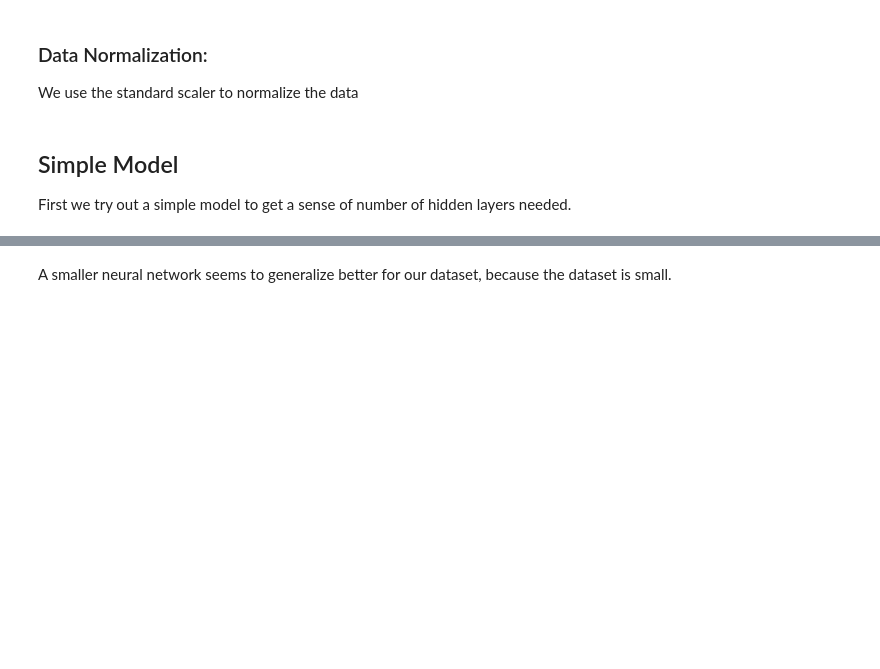
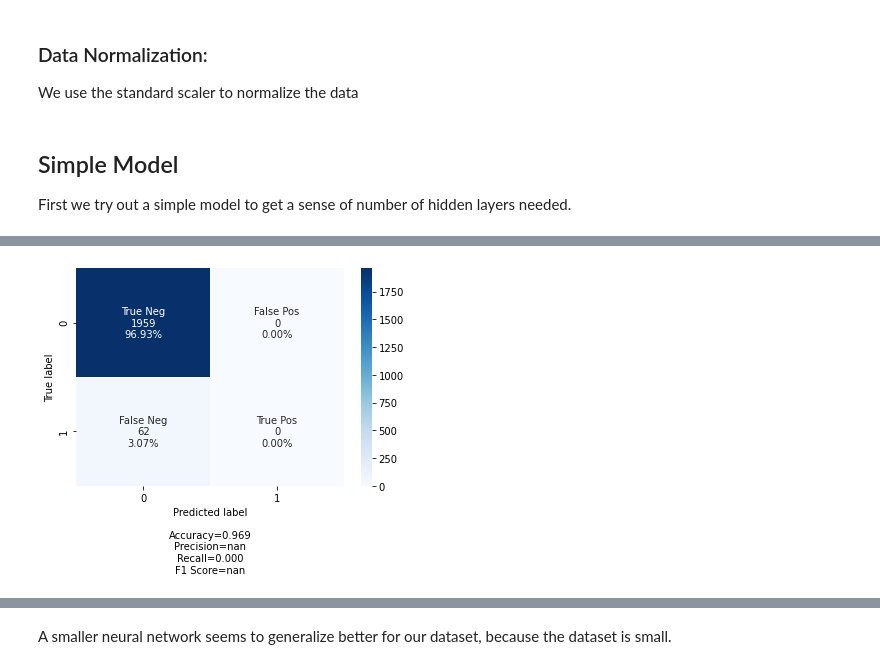
Before and after one commit to chungthuang/DeepLearning, a Jupyter notebook: Tuning.ipynb, the cells around one changed output, grey strips where cells are left out. Cells and saved outputs as stored; diff of their text form; code cells hidden in the pictures; blank space fills up the shorter version.

```diff
--- a/Tuning.ipynb
+++ b/Tuning.ipynb
@@ -602,0 +628,3 @@ Epoch 9/50
+# %%
+simple_model([48, 16], tf.keras.losses.BinaryCrossentropy(), x_train, y_train, x_test, y_test)
+# %% [output]
@@ -603,3 +643,4 @@ Epoch 9/50
+[figure, added]
 # %%
 simple_model([32,16,4], tf.keras.losses.BinaryCrossentropy(), x_train, y_train, x_test, y_test)
 # %% [output]
```
Also changed, not shown: parts of 32 cells of this notebook.
